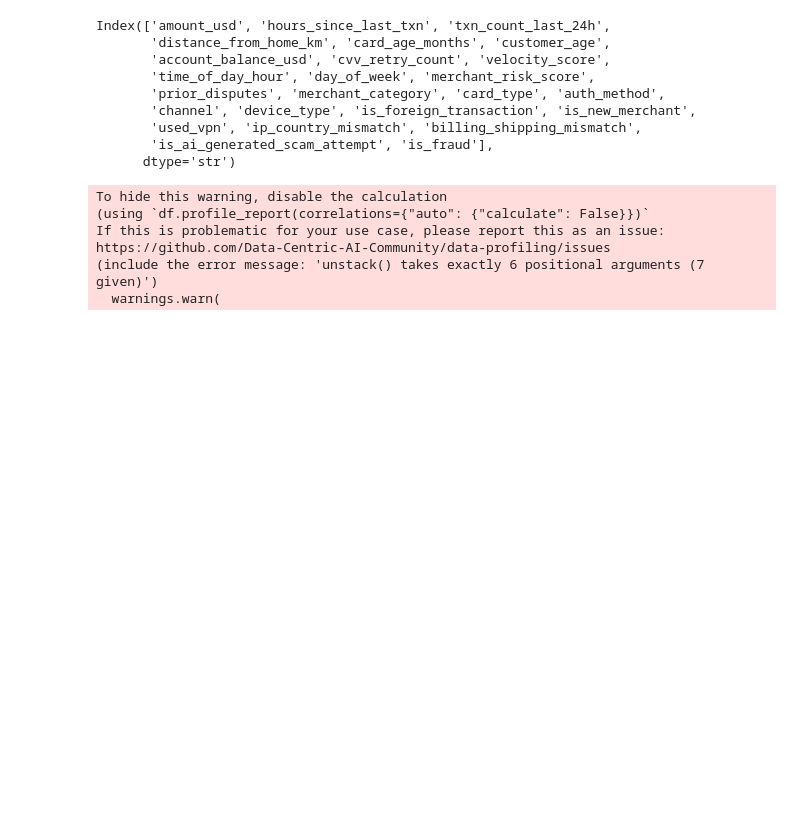
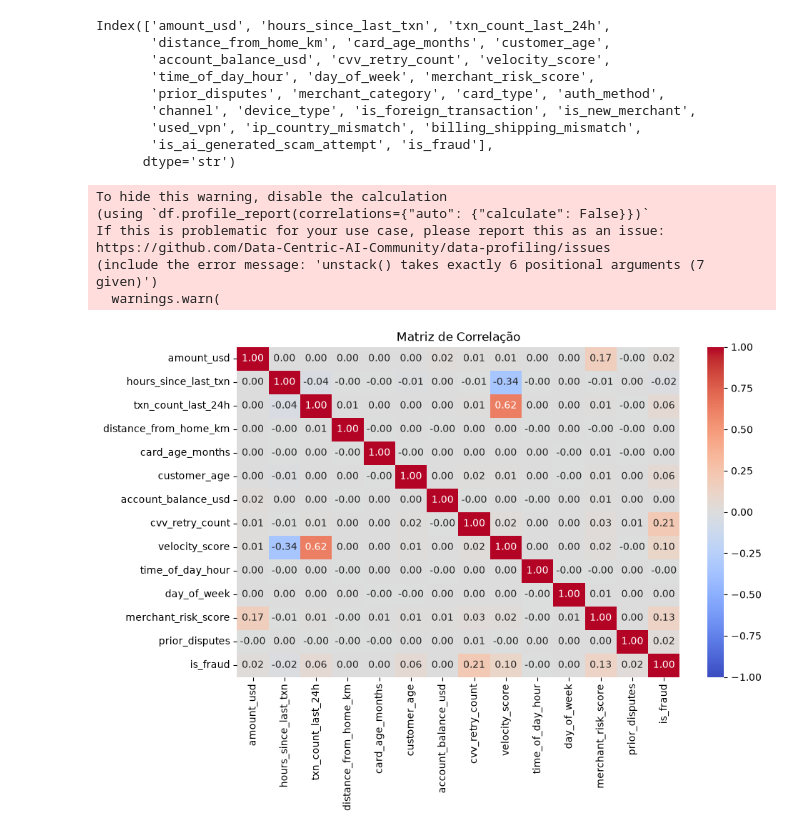
Before and after one commit to felipepizzinato/Kaggle_Competition_Predicting_Credit_Card_Fraud, a Jupyter notebook: eda.ipynb, the cells around one changed output. Cells and saved outputs as stored; diff of their text form; code cells hidden in the pictures; blank space fills up the shorter version.

```diff
--- a/eda.ipynb
+++ b/eda.ipynb
@@ -82,3 +81,23 @@ If this is problematic for your use case, please report this as an issue:
 https://github.com/Data-Centric-AI-Community/data-profiling/issues
 (include the error message: 'unstack() takes exactly 6 positional arguments (7 given)')
   warnings.warn(
+# %%
+df_numeric = df_tratado.select_dtypes(include="number")
+
+correlacao = df_numeric.corr(method="pearson")
+
+plt.figure(figsize=(10, 6))
+
+sns.heatmap(
+    correlacao,
+    annot=True,
+    cmap="coolwarm",
+    fmt=".2f",
+    vmin=-1,
+    vmax=1
+)
+
+plt.title("Matriz de Correlação")
+plt.show()
+# %% [output]
+[figure, added]
```
Also changed, not shown: parts of 3 cells of this notebook.
